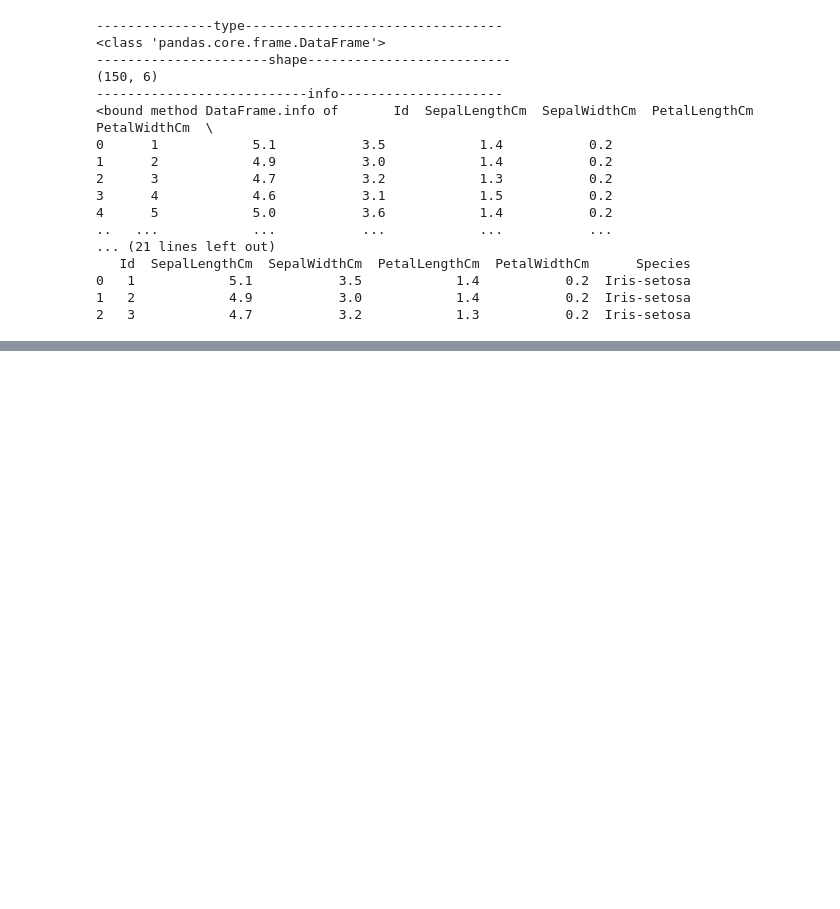
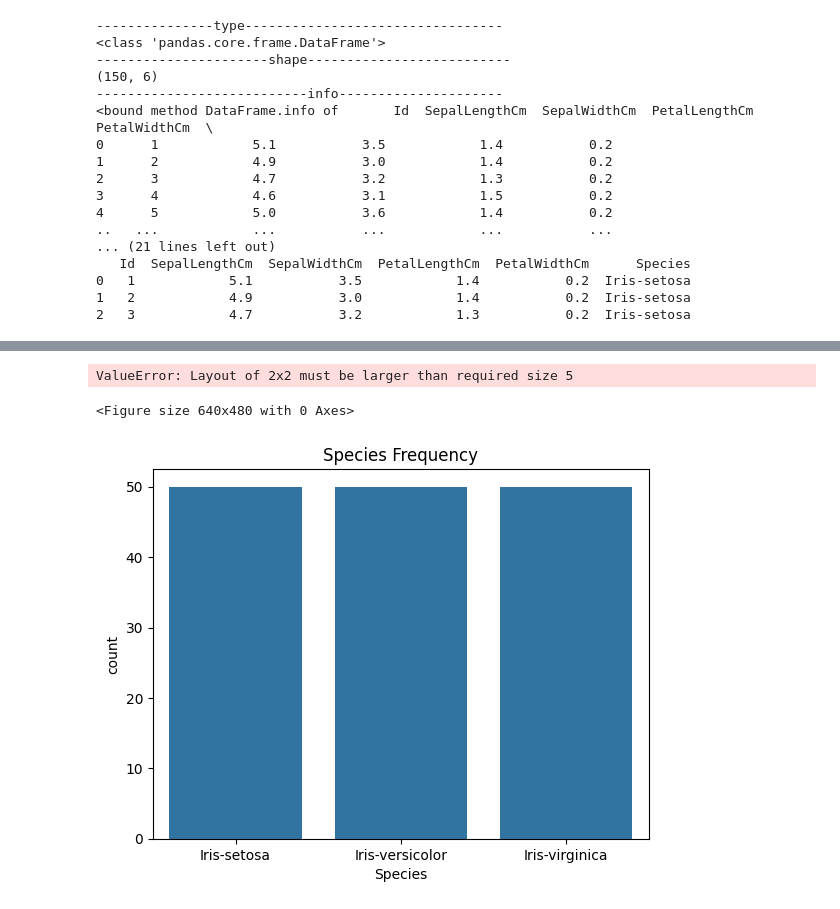
Before and after one commit to mekaviraj/ML_sem5, a Jupyter notebook: ml_lab_sem5.ipynb, the cells around one changed output, grey strips where cells are left out. Cells and saved outputs as stored; diff of their text form; code cells hidden in the pictures; blank space fills up the shorter version.

```diff
--- a/ml_lab_sem5.ipynb
+++ b/ml_lab_sem5.ipynb
@@ -263,0 +310,3 @@ import sklearn
+# %%
+# print("number of observations" , df)
+df = pd.read_csv("/content/Iris.csv")
@@ -263,0 +373,3 @@ import sklearn
+# %%
+df =  df.drop(columns=["Id"])
+print(df.head())
@@ -263,0 +386,14 @@ import sklearn
+# %%
+df.plot(kind='box', subplots=True, layout=(2, 2), sharex=False, sharey=False)
+plt.suptitle("General Statistics of Iris Data")
+plt.tight_layout()
+plt.show()
+# %% [output]
+ValueError: Layout of 2x2 must be larger than required size 5
+<Figure size 640x480 with 0 Axes>
+# %%
+sns.countplot(x='Species', data=df)
+plt.title('Species Frequency')
+plt.show()
+# %% [output]
+[figure, added]
```
Also changed, not shown: parts of 11 cells of this notebook.
